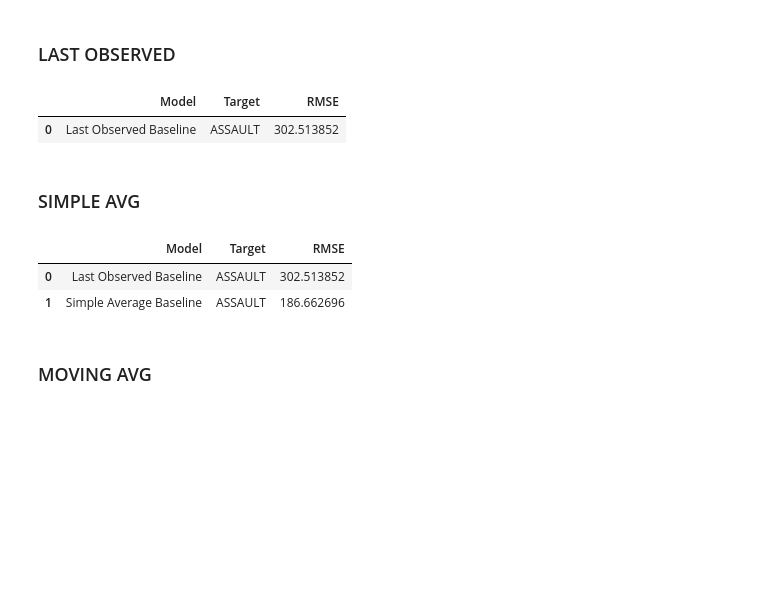
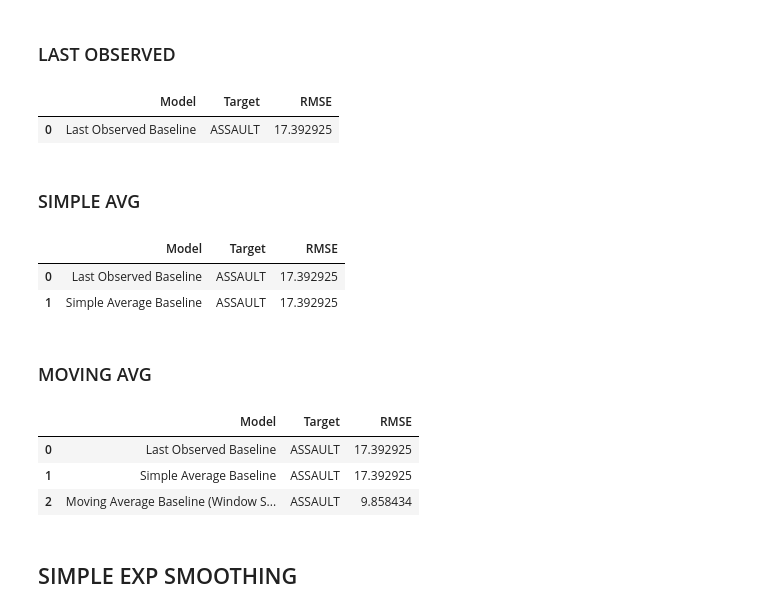
Before and after one commit to JonathanTWare/individual_project, a Jupyter notebook: rough_draft.ipynb, the cells around one changed output. Saved outputs shown, nothing was run; the diff lists cells and outputs as text; code cells hidden in the pictures; blank space fills up the shorter version.

```diff
--- a/rough_draft.ipynb
+++ b/rough_draft.ipynb
@@ -364,42 +337,39 @@ model.fit(train_predictors, train_target)
 predictions = model.predict(test_predictors)
 
 
-mse = mean_squared_error(test_target, predictions)
+mse = mean_squared_error(test_target, predictions)**.5
 
 
-metrics_df = pd.DataFrame({
+metrics_assault = pd.DataFrame({
     'Model': ['Last Observed Baseline'],
     'Target': 'ASSAULT',
     'RMSE': [mse]
 })
 
-metrics_df
+metrics_assault
 # %% [output]
 |  | Model | Target | RMSE |
-| 0 | Last Observed Baseline | ASSAULT | 302.513852 |
+| 0 | Last Observed Baseline | ASSAULT | 17.392925 |
 # %% [markdown]
 ### SIMPLE AVG
 # %%
-# Calculate the historical average of the assault counts for the simple average baseline
 historical_average = target.mean()
 
-# Create a list of historical average predictions for the test set (next year)
 predictions_simple_avg = [historical_average] * len(test_target)
 
-# Calculate Mean Squared Error (MSE) for the simple average baseline
-mse_simple_avg = mean_squared_error(test_target, predictions_simple_avg)
 
-# Append results to the existing metrics DataFrame
-metrics_df = metrics_df.append({
+mse_simple_avg = mean_squared_error(test_target, predictions)**.5
+
+metrics_assault = metrics_assault.append({
     'Model': 'Simple Average Baseline',
     'Target': 'ASSAULT',
     'RMSE': mse_simple_avg
 }, ignore_index=True)
 # %%
-metrics_df
+metrics_assault
 # %% [output]
 |  | Model | Target | RMSE |
-| 0 | Last Observed Baseline | ASSAULT | 302.513852 |
-| 1 | Simple Average Baseline | ASSAULT | 186.662696 |
+| 0 | Last Observed Baseline | ASSAULT | 17.392925 |
+| 1 | Simple Average Baseline | ASSAULT | 17.392925 |
 # %% [markdown]
 ### MOVING AVG
@@ -423,0 +392,9 @@ yhat_df.head(3)
+# %%
+metrics_assault
+# %% [output]
+|  | Model | Target | RMSE |
+| 0 | Last Observed Baseline | ASSAULT | 17.392925 |
+| 1 | Simple Average Baseline | ASSAULT | 17.392925 |
+| 2 | Moving Average Baseline (Window S... | ASSAULT | 9.858434 |
+# %% [markdown]
+## SIMPLE EXP SMOOTHING
```
Also changed, not shown: parts of 62 cells of this notebook, 1 other file.
